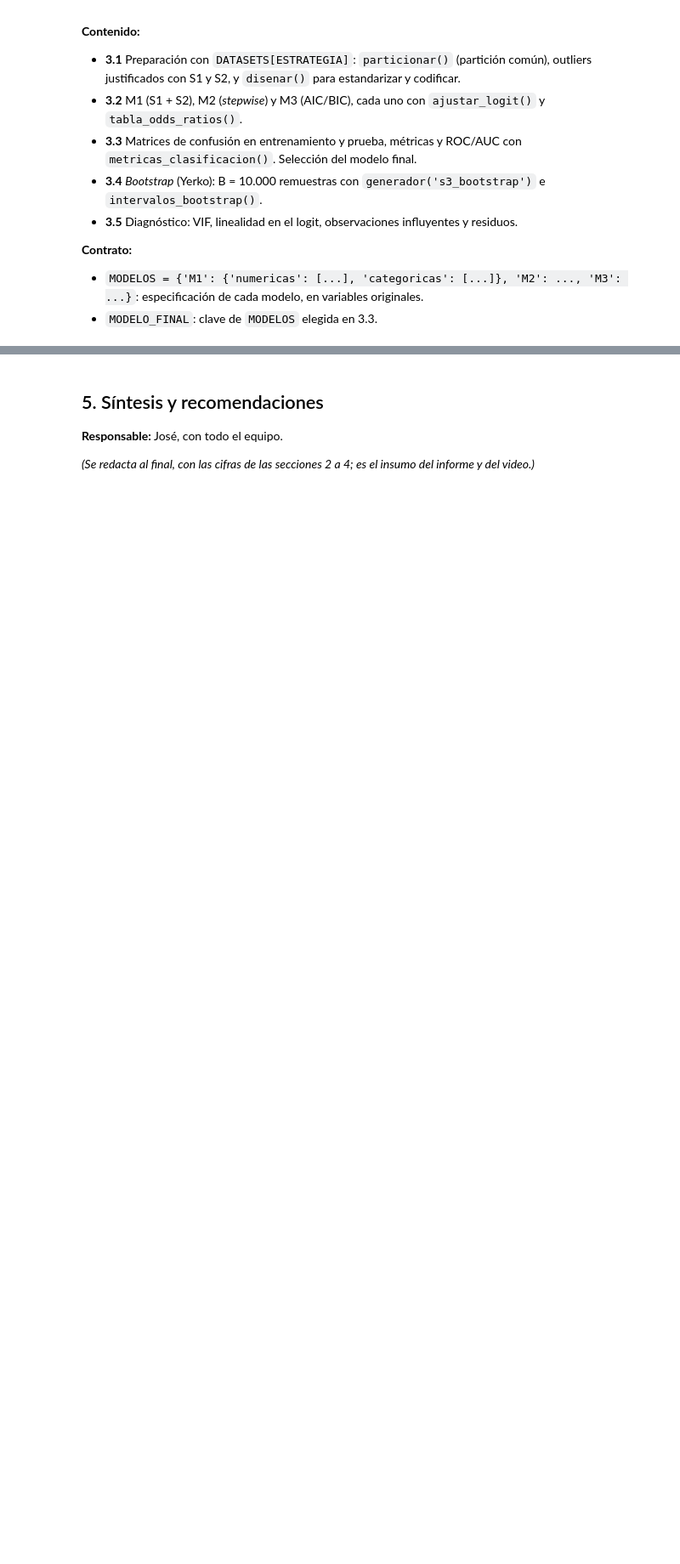
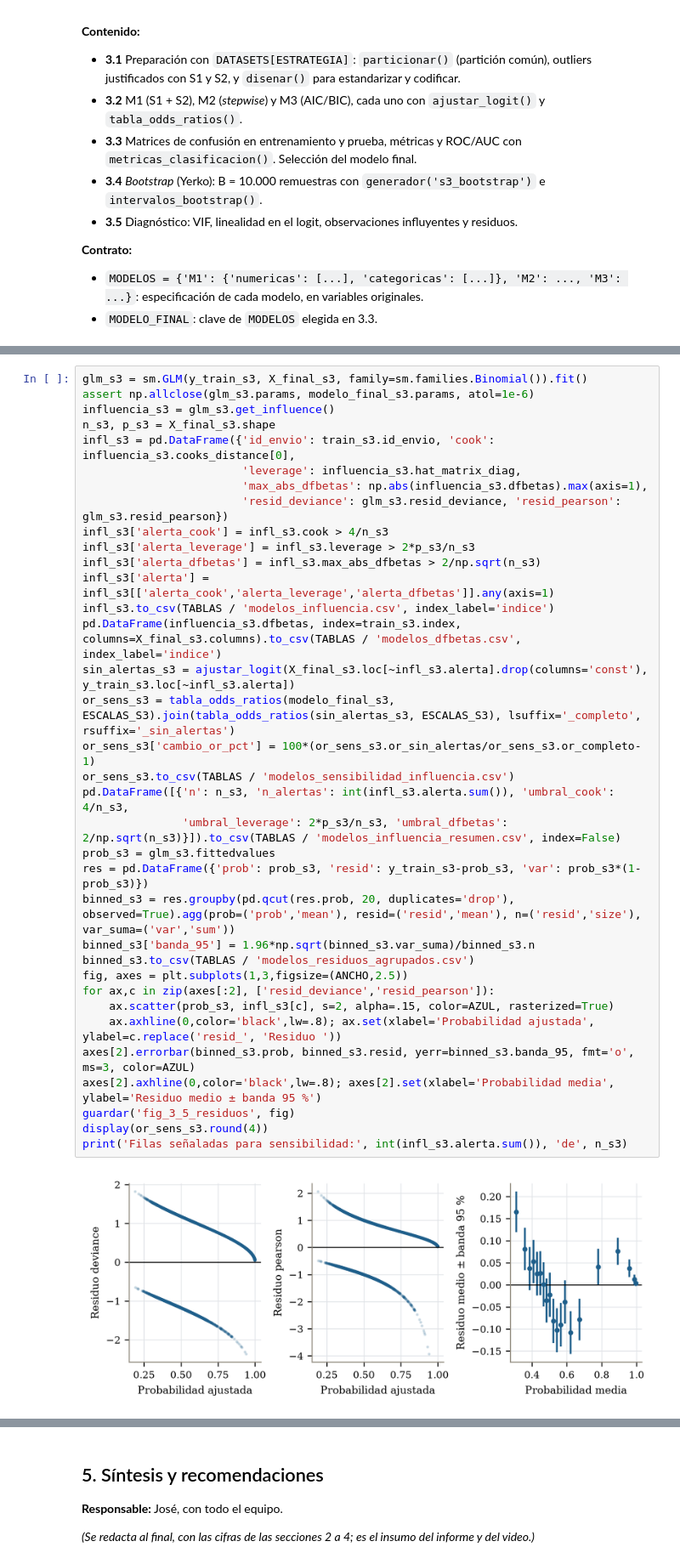
Before and after one commit to joserodriguezc/grupo_1_estadistica_computacional, a Jupyter notebook: sumativa_3/notebooks/sumativa_3_grupo1.ipynb, the cells around one changed output, grey strips where cells are left out. Shown at 85% size. Saved outputs shown, nothing was run; the diff lists cells and outputs as text; blank space fills up the shorter version.

```diff
--- a/sumativa_3/notebooks/sumativa_3_grupo1.ipynb
+++ b/sumativa_3/notebooks/sumativa_3_grupo1.ipynb
@@ -991,0 +1251,37 @@ Estrategia elegida: regresion | datasets exportados en sumativa_3/outputs/datos/
+# %%
+glm_s3 = sm.GLM(y_train_s3, X_final_s3, family=sm.families.Binomial()).fit()
+assert np.allclose(glm_s3.params, modelo_final_s3.params, atol=1e-6)
+influencia_s3 = glm_s3.get_influence()
+n_s3, p_s3 = X_final_s3.shape
+infl_s3 = pd.DataFrame({'id_envio': train_s3.id_envio, 'cook': influencia_s3.cooks_distance[0],
+                        'leverage': influencia_s3.hat_matrix_diag,
+                        'max_abs_dfbetas': np.abs(influencia_s3.dfbetas).max(axis=1),
+                        'resid_deviance': glm_s3.resid_deviance, 'resid_pearson': glm_s3.resid_pearson})
+infl_s3['alerta_cook'] = infl_s3.cook > 4/n_s3
+infl_s3['alerta_leverage'] = infl_s3.leverage > 2*p_s3/n_s3
+infl_s3['alerta_dfbetas'] = infl_s3.max_abs_dfbetas > 2/np.sqrt(n_s3)
+infl_s3['alerta'] = infl_s3[['alerta_cook','alerta_leverage','alerta_dfbetas']].any(axis=1)
+infl_s3.to_csv(TABLAS / 'modelos_influencia.csv', index_label='indice')
+pd.DataFrame(influencia_s3.dfbetas, index=train_s3.index, columns=X_final_s3.columns).to_csv(TABLAS / 'modelos_dfbetas.csv', index_label='indice')
+sin_alertas_s3 = ajustar_logit(X_final_s3.loc[~infl_s3.alerta].drop(columns='const'), y_train_s3.loc[~infl_s3.alerta])
+or_sens_s3 = tabla_odds_ratios(modelo_final_s3, ESCALAS_S3).join(tabla_odds_ratios(sin_alertas_s3, ESCALAS_S3), lsuffix='_completo', rsuffix='_sin_alertas')
+or_sens_s3['cambio_or_pct'] = 100*(or_sens_s3.or_sin_alertas/or_sens_s3.or_completo-1)
+or_sens_s3.to_csv(TABLAS / 'modelos_sensibilidad_influencia.csv')
+pd.DataFrame([{'n': n_s3, 'n_alertas': int(infl_s3.alerta.sum()), 'umbral_cook': 4/n_s3,
+               'umbral_leverage': 2*p_s3/n_s3, 'umbral_dfbetas': 2/np.sqrt(n_s3)}]).to_csv(TABLAS / 'modelos_influencia_resumen.csv', index=False)
+prob_s3 = glm_s3.fittedvalues
+res = pd.DataFrame({'prob': prob_s3, 'resid': y_train_s3-prob_s3, 'var': prob_s3*(1-prob_s3)})
+binned_s3 = res.groupby(pd.qcut(res.prob, 20, duplicates='drop'), observed=True).agg(prob=('prob','mean'), resid=('resid','mean'), n=('resid','size'), var_suma=('var','sum'))
+binned_s3['banda_95'] = 1.96*np.sqrt(binned_s3.var_suma)/binned_s3.n
+binned_s3.to_csv(TABLAS / 'modelos_residuos_agrupados.csv')
+fig, axes = plt.subplots(1,3,figsize=(ANCHO,2.5))
+for ax,c in zip(axes[:2], ['resid_deviance','resid_pearson']):
+    ax.scatter(prob_s3, infl_s3[c], s=2, alpha=.15, color=AZUL, rasterized=True)
+    ax.axhline(0,color='black',lw=.8); ax.set(xlabel='Probabilidad ajustada', ylabel=c.replace('resid_', 'Residuo '))
+axes[2].errorbar(binned_s3.prob, binned_s3.resid, yerr=binned_s3.banda_95, fmt='o', ms=3, color=AZUL)
+axes[2].axhline(0,color='black',lw=.8); axes[2].set(xlabel='Probabilidad media', ylabel='Residuo medio ± banda 95 %')
+guardar('fig_3_5_residuos', fig)
+display(or_sens_s3.round(4))
+print('Filas señaladas para sensibilidad:', int(infl_s3.alerta.sum()), 'de', n_s3)
+# %% [output]
+[figure, added]
```
Also changed, not shown: parts of 16 cells of this notebook, 45 other files.
